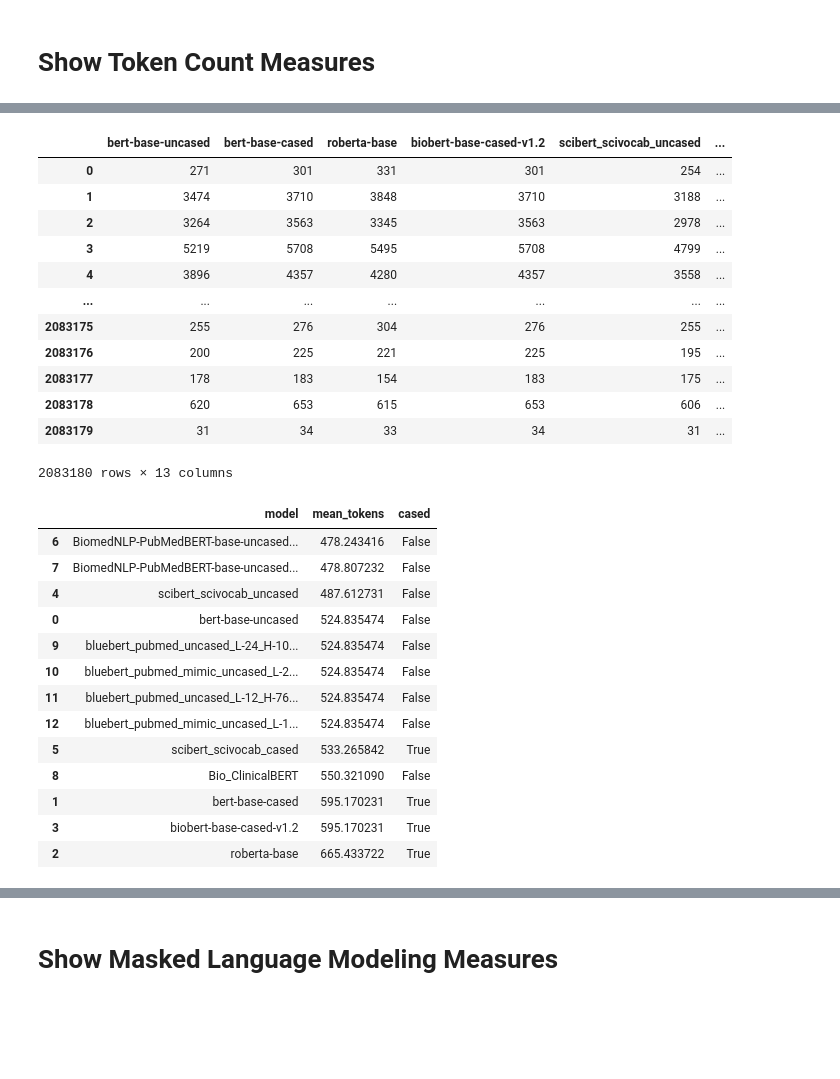
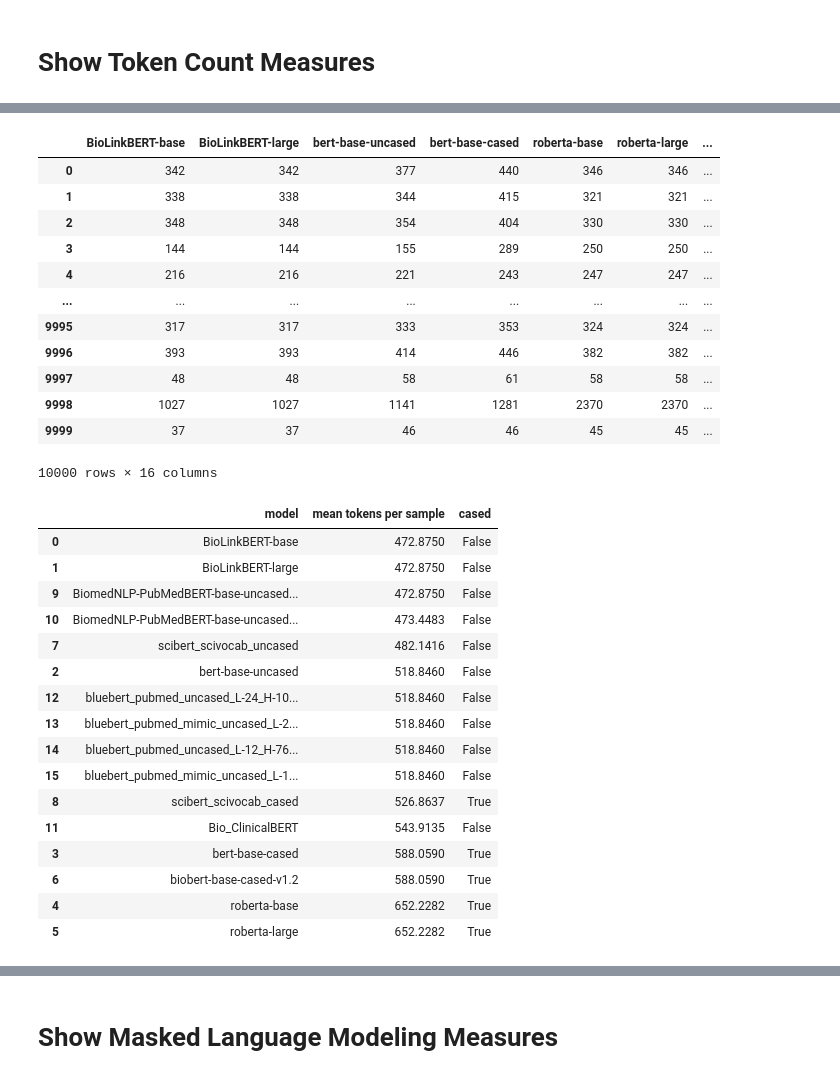
Before and after one commit to galtay/eval_bio_lms, a Jupyter notebook: notebooks/plot_results.ipynb, the cells around one changed output, grey strips where cells are left out. Cells and saved outputs as stored; diff of their text form; code cells hidden in the pictures; blank space fills up the shorter version.

```diff
--- a/notebooks/plot_results.ipynb
+++ b/notebooks/plot_results.ipynb
@@ -5,4 +6,4 @@ import plotly.express as px
 # %%
 from eval_bio_lms.model_utilities import MODEL_DEFS
 # %%
-MODEL_NAME_TO_DEF = {model_def["name"]: model_def for model_def in MODEL_DEFS}
+MODEL_NAME_TO_DEF = {model_def.name: model_def for model_def in MODEL_DEFS}
@@ -15,39 +36,48 @@ crichton-2017-ner.json  mimic-corpus-mlm.csv  mimic-corpus-token-counts.csv
 # %%
-df_tok_counts = pd.read_csv('../eval_bio_lms/data/mimic-corpus-token-counts.csv')
+df_tok_counts = pd.read_csv('../eval_bio_lms/tokenization_output/mimic-corpus-token-counts-num-samples-10000.csv')
 # %%
 df_tok_counts
 # %% [output]
-|  | bert-base-uncased | bert-base-cased | roberta-base | biobert-base-cased-v1.2 | scibert_scivocab_uncased | ... |
-| 0 | 271 | 301 | 331 | 301 | 254 | ... |
-| 1 | 3474 | 3710 | 3848 | 3710 | 3188 | ... |
-| 2 | 3264 | 3563 | 3345 | 3563 | 2978 | ... |
-| 3 | 5219 | 5708 | 5495 | 5708 | 4799 | ... |
-| 4 | 3896 | 4357 | 4280 | 4357 | 3558 | ... |
-| ... | ... | ... | ... | ... | ... | ... |
-| 2083175 | 255 | 276 | 304 | 276 | 255 | ... |
-| 2083176 | 200 | 225 | 221 | 225 | 195 | ... |
-| 2083177 | 178 | 183 | 154 | 183 | 175 | ... |
-| 2083178 | 620 | 653 | 615 | 653 | 606 | ... |
-| 2083179 | 31 | 34 | 33 | 34 | 31 | ... |
+|  | BioLinkBERT-base | BioLinkBERT-large | bert-base-uncased | bert-base-cased | roberta-base | roberta-large | ... |
+| 0 | 342 | 342 | 377 | 440 | 346 | 346 | ... |
+| 1 | 338 | 338 | 344 | 415 | 321 | 321 | ... |
+| 2 | 348 | 348 | 354 | 404 | 330 | 330 | ... |
+| 3 | 144 | 144 | 155 | 289 | 250 | 250 | ... |
+| 4 | 216 | 216 | 221 | 243 | 247 | 247 | ... |
+| ... | ... | ... | ... | ... | ... | ... | ... |
+| 9995 | 317 | 317 | 333 | 353 | 324 | 324 | ... |
+| 9996 | 393 | 393 | 414 | 446 | 382 | 382 | ... |
+| 9997 | 48 | 48 | 58 | 61 | 58 | 58 | ... |
+| 9998 | 1027 | 1027 | 1141 | 1281 | 2370 | 2370 | ... |
+| 9999 | 37 | 37 | 46 | 46 | 45 | 45 | ... |
-2083180 rows × 13 columns
+10000 rows × 16 columns
 # %%
-df_plt = df_tok_counts.mean().to_frame('mean_tokens').reset_index().rename(columns={'index': 'model'})
-df_plt = df_plt.sort_values("mean_tokens")
-df_plt["cased"] = df_plt["model"].apply(lambda x: MODEL_NAME_TO_DEF[x]["cased"])
+df_plt = (
+    df_tok_counts
+    .mean()
+    .to_frame('mean tokens per sample')
+    .reset_index()
+    .rename(columns={'index': 'model'})
+)
+df_plt = df_plt.sort_values("mean tokens per sample")
+df_plt["cased"] = df_plt["model"].apply(lambda x: MODEL_NAME_TO_DEF[x].cased)
 df_plt
 # %% [output]
-|  | model | mean_tokens | cased |
-| 6 | BiomedNLP-PubMedBERT-base-uncased... | 478.243416 | False |
-| 7 | BiomedNLP-PubMedBERT-base-uncased... | 478.807232 | False |
-| 4 | scibert_scivocab_uncased | 487.612731 | False |
-| 0 | bert-base-uncased | 524.835474 | False |
-| 9 | bluebert_pubmed_uncased_L-24_H-10... | 524.835474 | False |
-| 10 | bluebert_pubmed_mimic_uncased_L-2... | 524.835474 | False |
-| 11 | bluebert_pubmed_uncased_L-12_H-76... | 524.835474 | False |
-| 12 | bluebert_pubmed_mimic_uncased_L-1... | 524.835474 | False |
-| 5 | scibert_scivocab_cased | 533.265842 | True |
-| 8 | Bio_ClinicalBERT | 550.321090 | False |
-| 1 | bert-base-cased | 595.170231 | True |
-| 3 | biobert-base-cased-v1.2 | 595.170231 | True |
-| 2 | roberta-base | 665.433722 | True |
+|  | model | mean tokens per sample | cased |
+| 0 | BioLinkBERT-base | 472.8750 | False |
+| 1 | BioLinkBERT-large | 472.8750 | False |
+| 9 | BiomedNLP-PubMedBERT-base-uncased... | 472.8750 | False |
+| 10 | BiomedNLP-PubMedBERT-base-uncased... | 473.4483 | False |
+| 7 | scibert_scivocab_uncased | 482.1416 | False |
+| 2 | bert-base-uncased | 518.8460 | False |
+| 12 | bluebert_pubmed_uncased_L-24_H-10... | 518.8460 | False |
+| 13 | bluebert_pubmed_mimic_uncased_L-2... | 518.8460 | False |
+| 14 | bluebert_pubmed_uncased_L-12_H-76... | 518.8460 | False |
+| 15 | bluebert_pubmed_mimic_uncased_L-1... | 518.8460 | False |
+| 8 | scibert_scivocab_cased | 526.8637 | True |
+| 11 | Bio_ClinicalBERT | 543.9135 | False |
+| 3 | bert-base-cased | 588.0590 | True |
+| 6 | biobert-base-cased-v1.2 | 588.0590 | True |
+| 4 | roberta-base | 652.2282 | True |
+| 5 | roberta-large | 652.2282 | True |
 # %%
```
Also changed, not shown: parts of 13 cells of this notebook.
